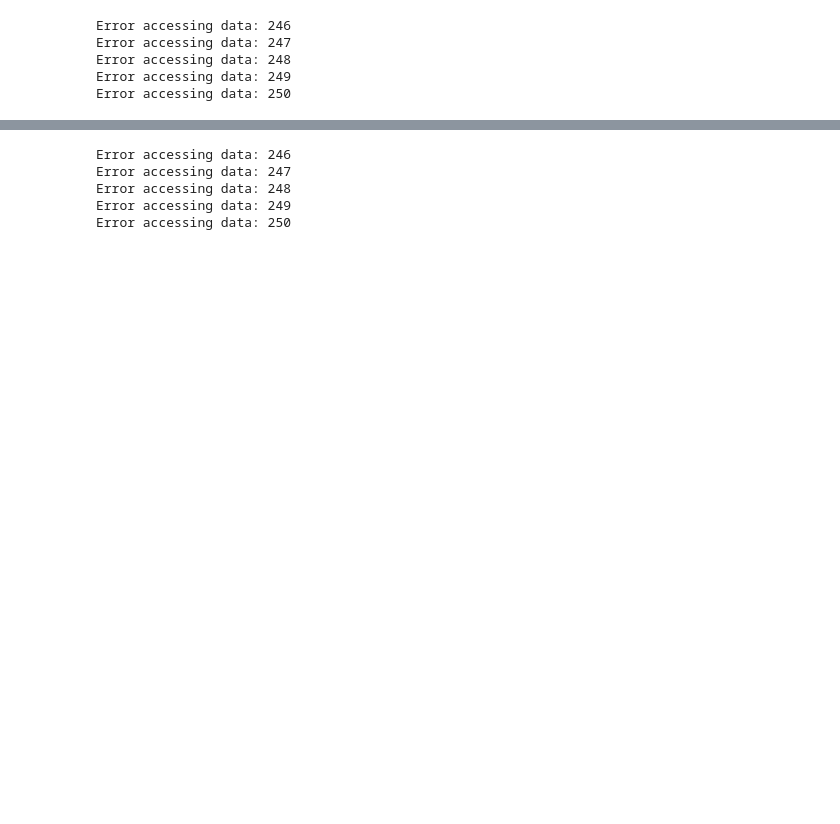
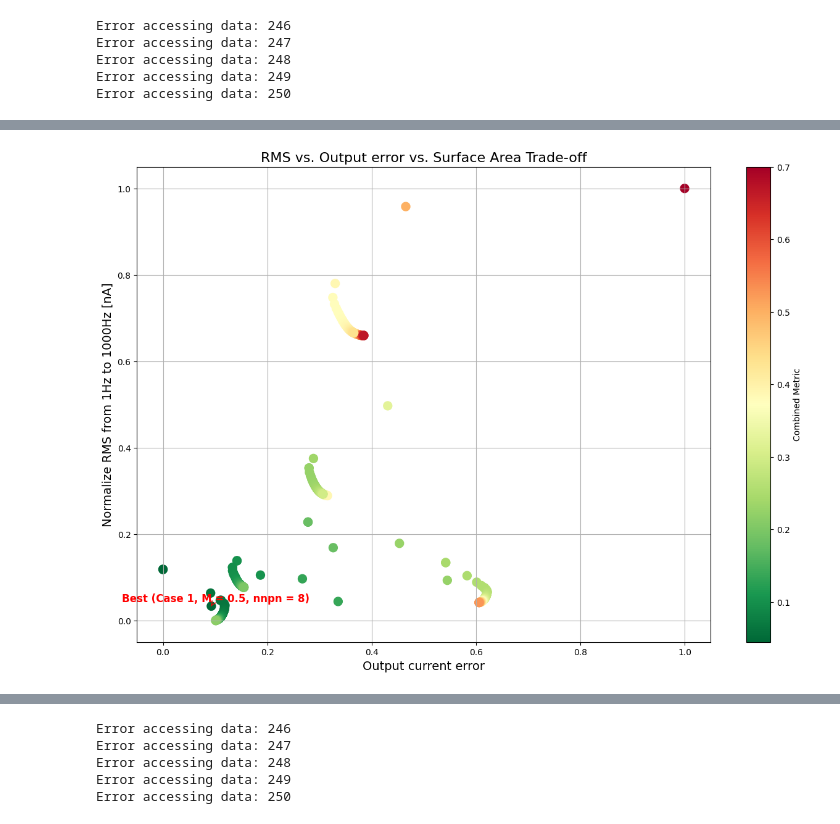
Before and after one commit to BaoTON1701/DAC_rationale-, a Jupyter notebook: ST_plot.ipynb, the cells around one changed output, grey strips where cells are left out. Saved outputs shown, nothing was run; the diff lists cells and outputs as text; code cells hidden in the pictures; blank space fills up the shorter version.

```diff
--- a/ST_plot.ipynb
+++ b/ST_plot.ipynb
@@ -874,0 +886,72 @@ Ranked Data:
+# %%
+# Normalize the data
+# RMS_1100 = np.sqrt(RMS)
+# RMS_norm = RMS / np.min(RMS)
+
+err = np.abs(np.abs(Iout) - 1)
+# err_norm = err / np.min(err)
+# --- Improved Normalization ---
+
+
+RMS_norm = normalize_data((RMS_11000))
+err_norm = normalize_data(np.abs(np.abs(Iout) - 1))
+area_norm = normalize_data(area)
+
+# --- Weighted Ranking ---
+w1 = 0.35  # Weight for RMS
+w2 = 0.35  # Weight for error
+w3 = 0.3   # Weight for area
+combined_metric = w1 * RMS_norm + w2 * err_norm + w3 * area_norm
+
+# ... (rest of the code for ranking and plotting remains the same)
+# Rank the data points (lower is better)
+rank_indices = np.argsort(combined_metric)
+ranked_RMS = RMS_11000[rank_indices]
+ranked_err = err[rank_indices]
+ranked_area = area[rank_indices]
+ranked_metric = combined_metric[rank_indices]
+
+# Scatter plot with color-coded combined metric
+plt.figure(figsize=(15,10))
+scatter = plt.scatter(err_norm, RMS_norm, c=combined_metric, cmap='RdYlGn_r', s=100)
+plt.colorbar(scatter, label='Combined Metric')
+plt.xlabel('Output current error', fontsize=14)
+plt.ylabel(f'Normalize RMS from {fmin}Hz to {fmax}Hz [nA]', fontsize=14)
+plt.title('RMS vs. Output error vs. Surface Area Trade-off', fontsize=16)
+
+# # Annotate points with rank, surface area, and original index
+# for i, txt in enumerate(ranked_area):
+#     original_index = rank_indices[i]  # Get the original index
+#     # plt.annotate(f'{i+1} ({original_index})',
+#                  (RMS[original_index], noise_10MHz_norm[original_index]),
+#                  textcoords="offset points", xytext=(5,5), ha='center', fontsize=8)
+# plt.xlim(1,2)
+
+# Annotate the best point
+best_x = err_norm[rank_indices[0]]
+best_y = RMS_norm[rank_indices[0]]
+plt.annotate(f'Best ({Case[rank_indices[0]]}, M = {M_new[rank_indices[0]]}, nnpn = {n_new[rank_indices[0]]})',
+             (best_x, best_y),
+             textcoords="offset points",
+             xytext=(5, 5),
+             ha='center',
+             fontsize=12,
+             color='red',
+             weight='bold',
+             arrowprops=dict(arrowstyle="->", color='red'))
+
+plt.grid(True)
+
+plt.grid(True)
+plt.show()
+
+# Print ranked data with original index
+print("Ranked Data:")
+best_index = rank_indices[0]  # Get the original index of the best-ranked solution
+print(f"The best-ranked solution is at index: {best_index}")
+
+for i in range(len(ranked_metric)):
+    original_index = rank_indices[i]
+    print(f"Rank {i+1} ({Case[original_index]}, M = {M_new[original_index]}, nnpn = {n_new[original_index]}): RMS = {ranked_RMS[i]:.2e} A, Current output error =  {ranked_err[i]*100:.1f} %, Area = {ranked_area[i]:.1f} um^2")
+# %% [output]
+[figure, added]
```
Also changed, not shown: parts of 42 cells of this notebook.
